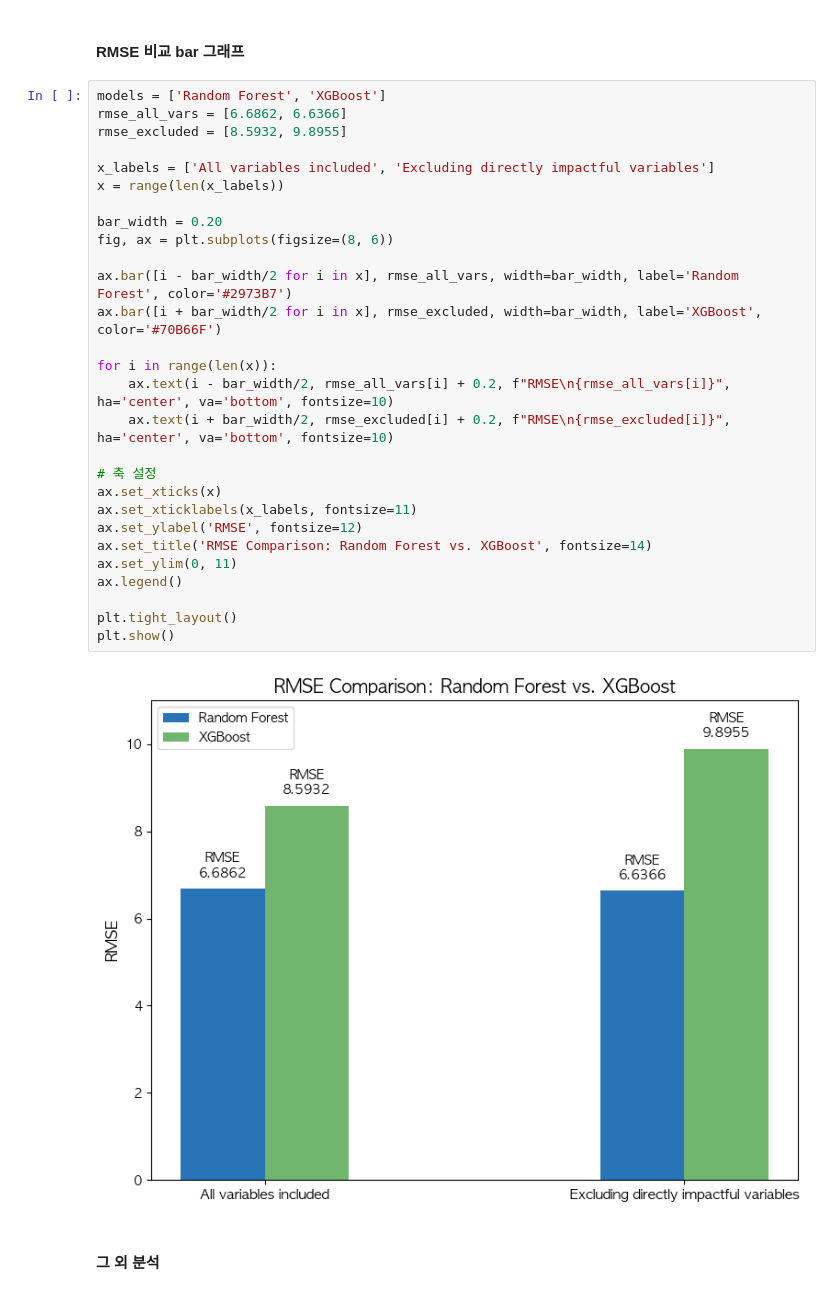
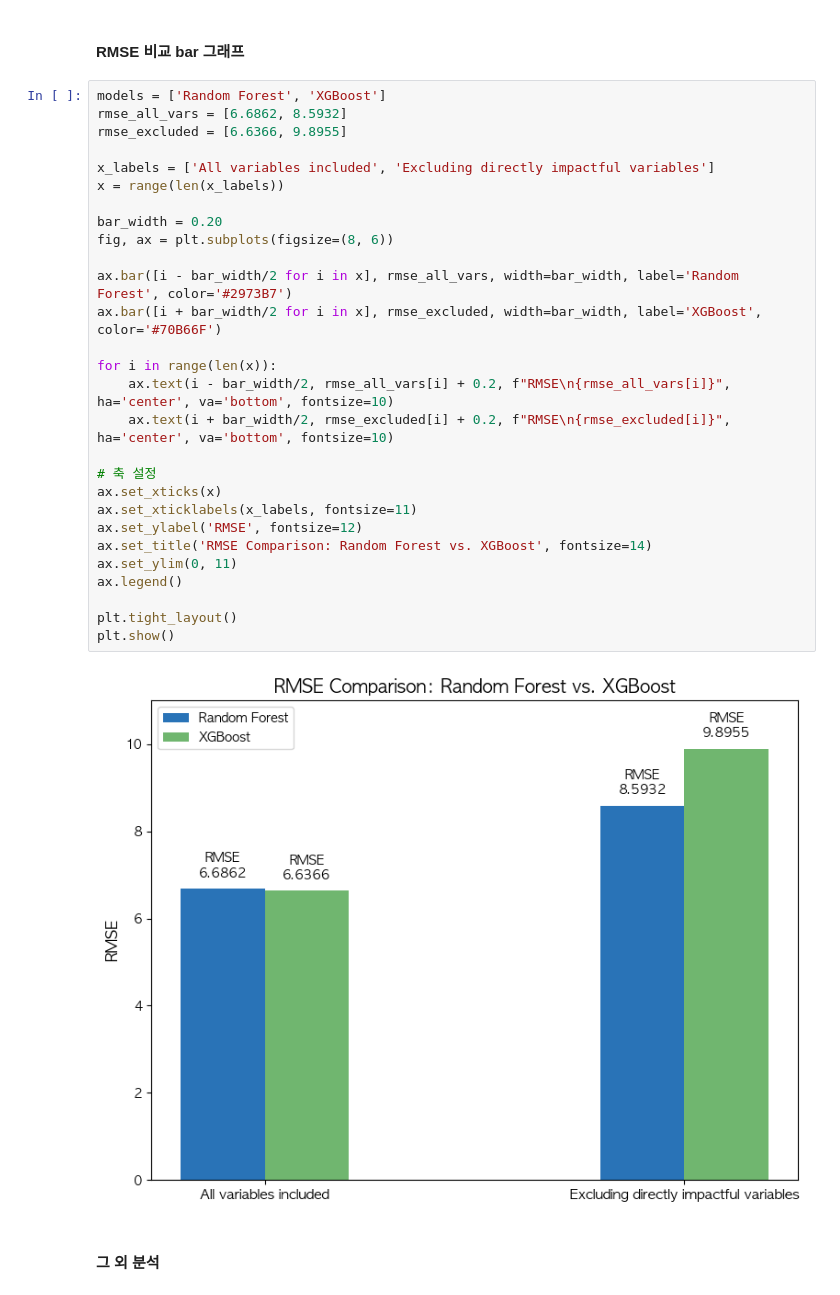
Before and after one commit to Nnnnuri/Analysis_Report, a Jupyter notebook: Project/report.ipynb, the cells around one changed output. Drawn from its saved outputs; the diff is of its cells as text.

```diff
--- a/Project/report.ipynb
+++ b/Project/report.ipynb
@@ -258,34 +258,34 @@ plt.show()
 #### RMSE 비교 bar 그래프
 # %%
 models = ['Random Forest', 'XGBoost']
-rmse_all_vars = [6.6862, 6.6366]
-rmse_excluded = [8.5932, 9.8955]
+rmse_all_vars = [6.6862, 8.5932]
+rmse_excluded = [6.6366, 9.8955]
 
 x_labels = ['All variables included', 'Excluding directly impactful variables']
 x = range(len(x_labels))
 
 bar_width = 0.20
 fig, ax = plt.subplots(figsize=(8, 6))
 
 ax.bar([i - bar_width/2 for i in x], rmse_all_vars, width=bar_width, label='Random Forest', color='#2973B7')
 ax.bar([i + bar_width/2 for i in x], rmse_excluded, width=bar_width, label='XGBoost', color='#70B66F')
 
 for i in range(len(x)):
     ax.text(i - bar_width/2, rmse_all_vars[i] + 0.2, f"RMSE\n{rmse_all_vars[i]}", ha='center', va='bottom', fontsize=10)
     ax.text(i + bar_width/2, rmse_excluded[i] + 0.2, f"RMSE\n{rmse_excluded[i]}", ha='center', va='bottom', fontsize=10)
 
 # 축 설정
 ax.set_xticks(x)
 ax.set_xticklabels(x_labels, fontsize=11)
 ax.set_ylabel('RMSE', fontsize=12)
 ax.set_title('RMSE Comparison: Random Forest vs. XGBoost', fontsize=14)
 ax.set_ylim(0, 11)
 ax.legend()
 
 plt.tight_layout()
 plt.show()
 # %% [output]
-[figure, old version]
+[figure, new version]
 # %% [markdown]
 #### 그 외 분석
 # %% [markdown]
```
Also changed, not shown: parts of 9 cells of this notebook.
